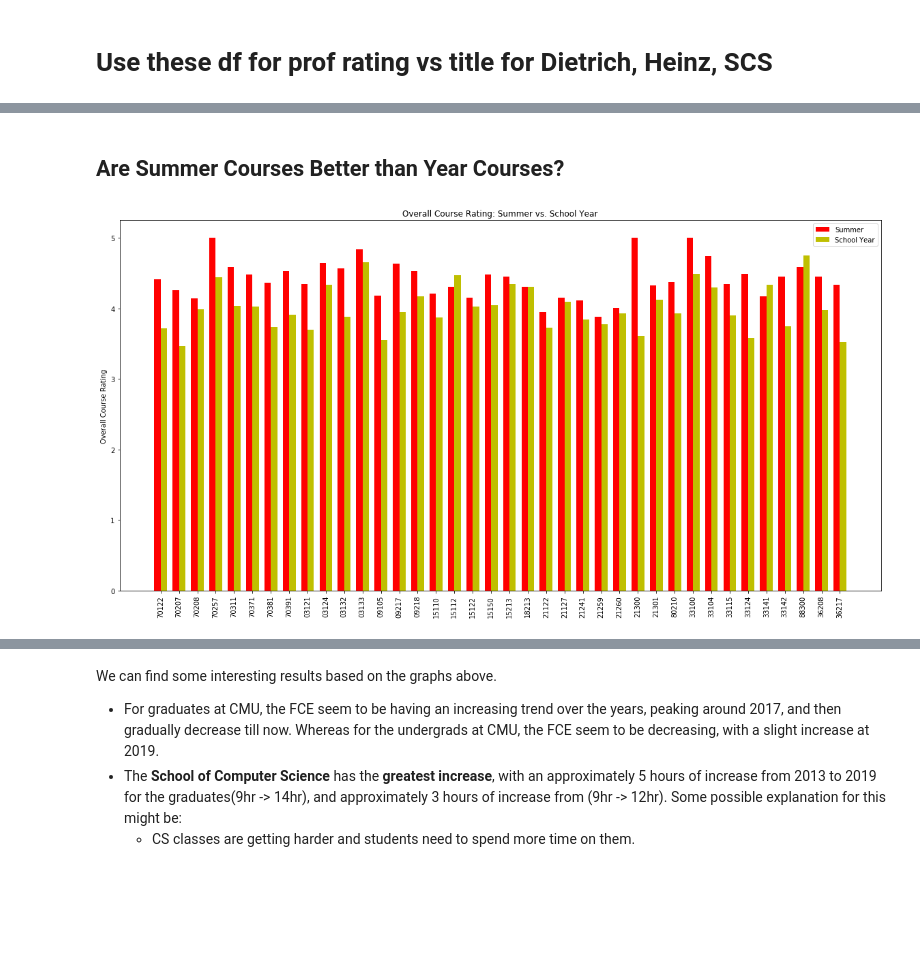
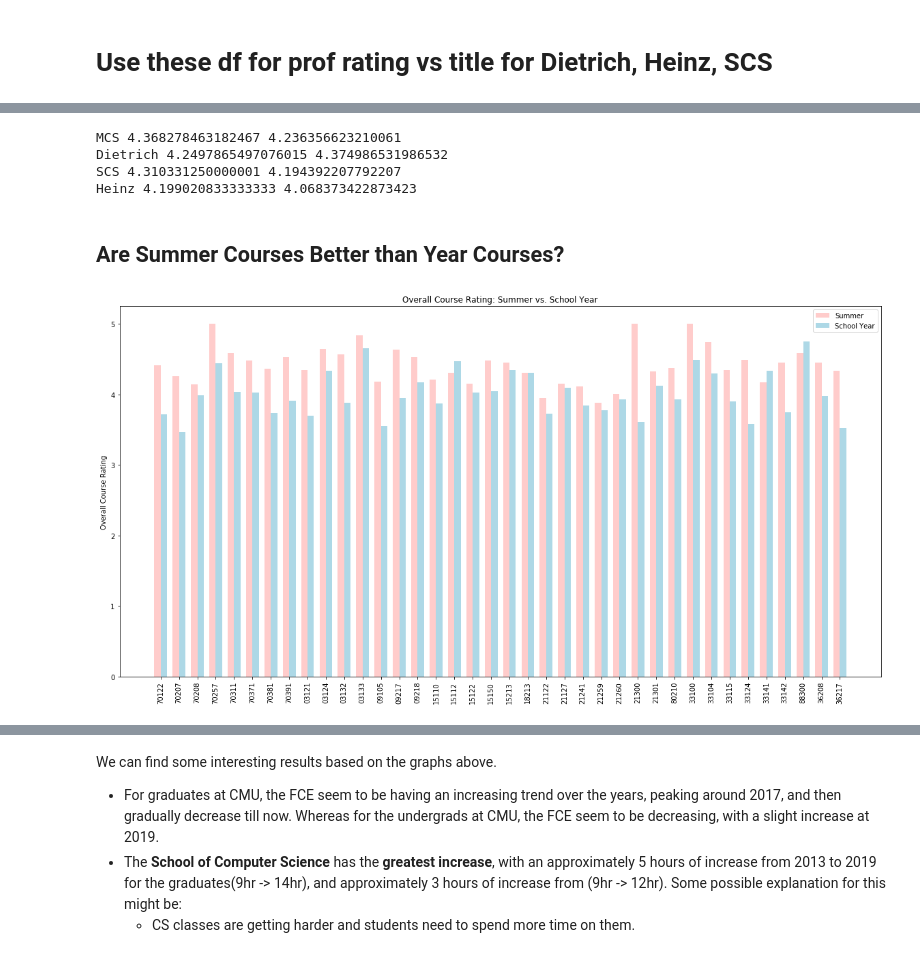
Before and after one commit to TheJYKoder/-15-388-Final-Project-F19-, a Jupyter notebook: 15388 Final Project FCE.ipynb, the cells around one changed output, grey strips where cells are left out. Saved outputs shown, nothing was run; the diff lists cells and outputs as text; code cells hidden in the pictures; blank space fills up the shorter version.

Commit message:
Updated Colors

```diff
--- a/15388 Final Project FCE.ipynb
+++ b/15388 Final Project FCE.ipynb
@@ -357,3 +345,21 @@ df_2019SCS_info_merged
+# %%
+teaching, tenure = getTeachingVsTenure(mcs_faculty)
+print("MCS", sum(teaching)/len(teaching), sum(tenure)/len(tenure))
+
+#print(len(teaching), len(tenure))
+teaching, tenure = getTeachingVsTenure(df_2019Dietrich_info_merged)
+print("Dietrich", sum(teaching)/len(teaching), sum(tenure)/len(tenure))
+
+teaching, tenure = getTeachingVsTenure(df_2019SCS_info_merged)
+print("SCS", sum(teaching)/len(teaching), sum(tenure)/len(tenure))
+
+teaching, tenure = getTeachingVsTenure(df_2019Heinz_info_merged)
+print("Heinz", sum(teaching)/len(teaching), sum(tenure)/len(tenure))
+# %% [output]
+MCS 4.368278463182467 4.236356623210061
+Dietrich 4.2497865497076015 4.374986531986532
+SCS 4.310331250000001 4.194392207792207
+Heinz 4.199020833333333 4.068373422873423
 # %% [markdown]
 ## Are Summer Courses Better than Year Courses?
 # %%
@@ -363,36 +369,36 @@ df_year = df[df['Semester'] != "Summer"]
 courses = open("summer_courses_id.txt", "r").read().split()
 
 summer_rate = []
 year_rate = []
 
 for cls in courses:
     summer_rate.append(df_summer[df_summer['Course ID'] == cls]["Overall course rate"].mean())
     year_rate.append(df_year[df_year['Course ID'] == cls]["Overall course rate"].mean())
 
 N = len(courses)
 summer = summer_rate
 
 ind = np.arange(N)  # the x locations for the groups
 width = 0.35       # the width of the bars
 
 fig, ax = plt.subplots(figsize=(20, 10))
-bar1 = ax.bar(ind, summer, width, color='r')
+bar1 = ax.bar(ind, summer, width, color='#ffcccb')
 
 year = year_rate
-bar2 = ax.bar(ind + width, year, width, color='y')
+bar2 = ax.bar(ind + width, year, width, color='#add8e6')
 
 # add some text for labels, title and axes ticks
 ax.set_ylabel('Overall Course Rating')
 ax.set_title("Overall Course Rating: Summer vs. School Year")
 ax.set_xticks(ind + width / 2)
 ax.set_xticklabels(courses)
 plt.xticks(rotation=90)
 
 ax.legend((bar1[0], bar2[0]), ('Summer', 'School Year'))
 
 plt.show()
 # %% [output]
-[figure, old version]
+[figure, new version]
 # %%
 df_grad = df[df['Level'] == "Graduate"]
 df_undergrad = df[df['Level'] == "Undergraduate"]
```
Also changed, not shown: parts of 12 cells of this notebook, 6 other files.
